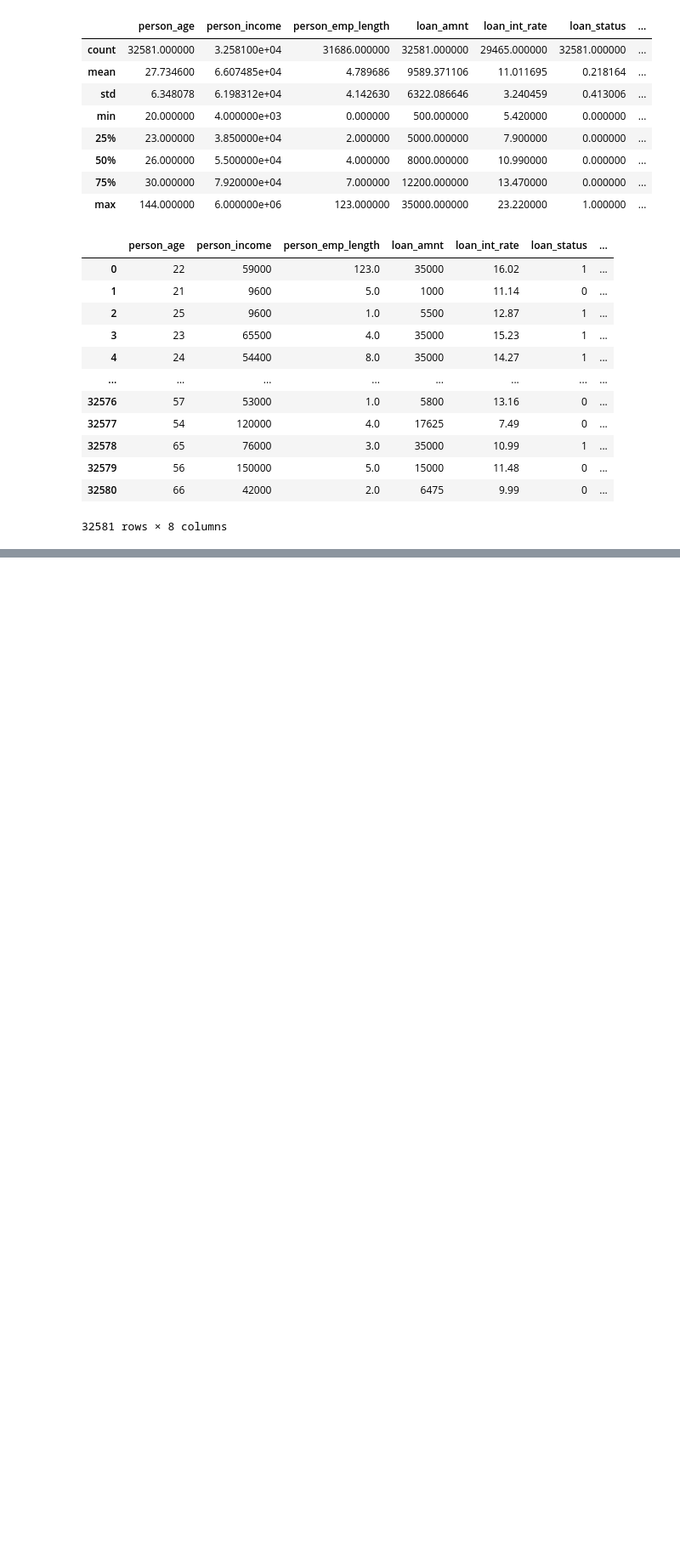
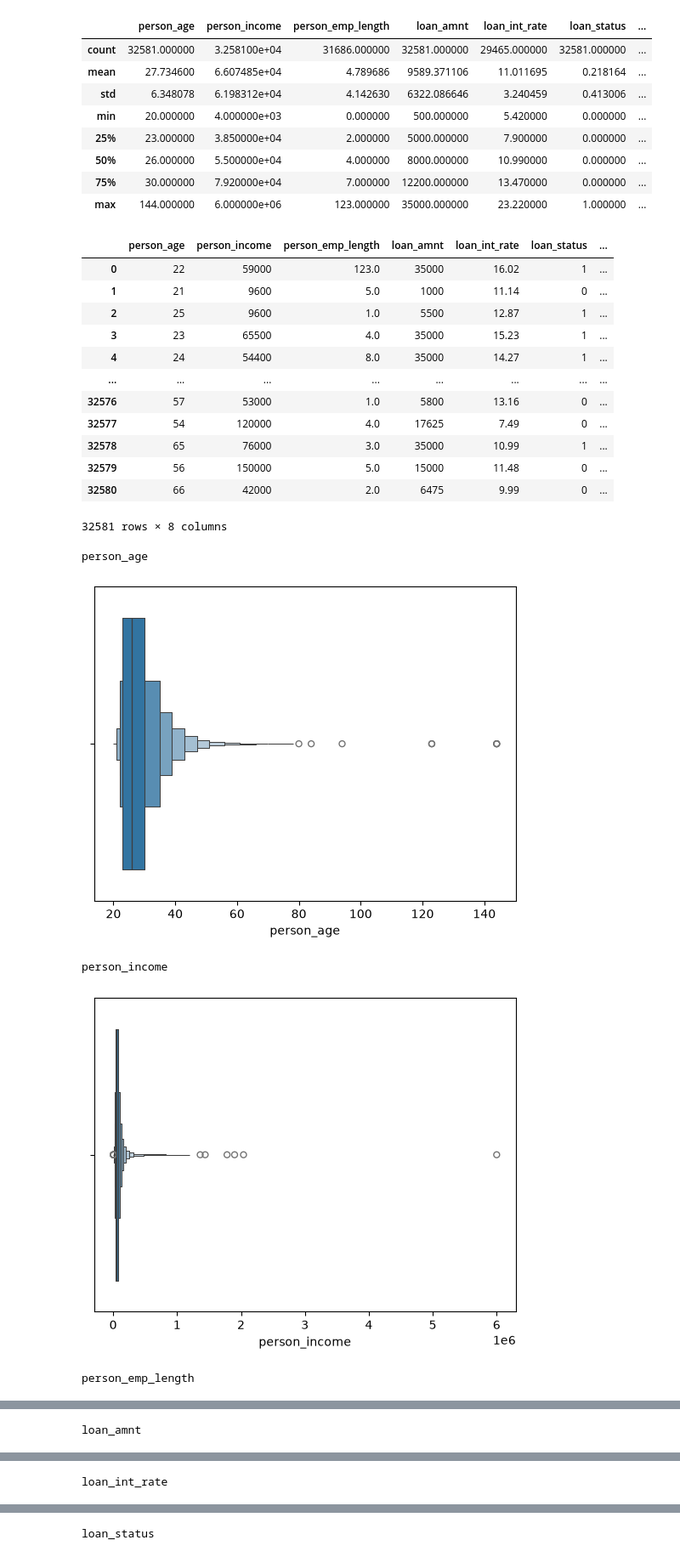
Before and after one commit to subhajit404/Credit-Risk-ML-System, a Jupyter notebook: main.ipynb, the cells around one changed output, grey strips where cells are left out. Shown at 85% size. Drawn from its saved outputs; the diff is of its cells as text; code cells hidden in the pictures; blank space fills up the shorter version.

```diff
--- a/main.ipynb
+++ b/main.ipynb
@@ -92,3 +92,14 @@ numerical_cols
 | 32579 | 56 | 150000 | 5.0 | 15000 | 11.48 | 0 | ... |
 | 32580 | 66 | 42000 | 2.0 | 6475 | 9.99 | 0 | ... |
 32581 rows × 8 columns
+# %%
+for i in numerical_cols:
+    print (i)
+    sns.boxenplot(x= df[i])
+    plt.show()
+# %% [output]
+person_age
+[figure, added]
+person_income
+[figure, added]
+person_emp_length
@@ -94,0 +107 @@ numerical_cols
+loan_amnt
@@ -94,0 +109 @@ numerical_cols
+loan_int_rate
@@ -94,0 +111 @@ numerical_cols
+loan_status
```
Also changed, not shown: parts of 5 cells of this notebook.
